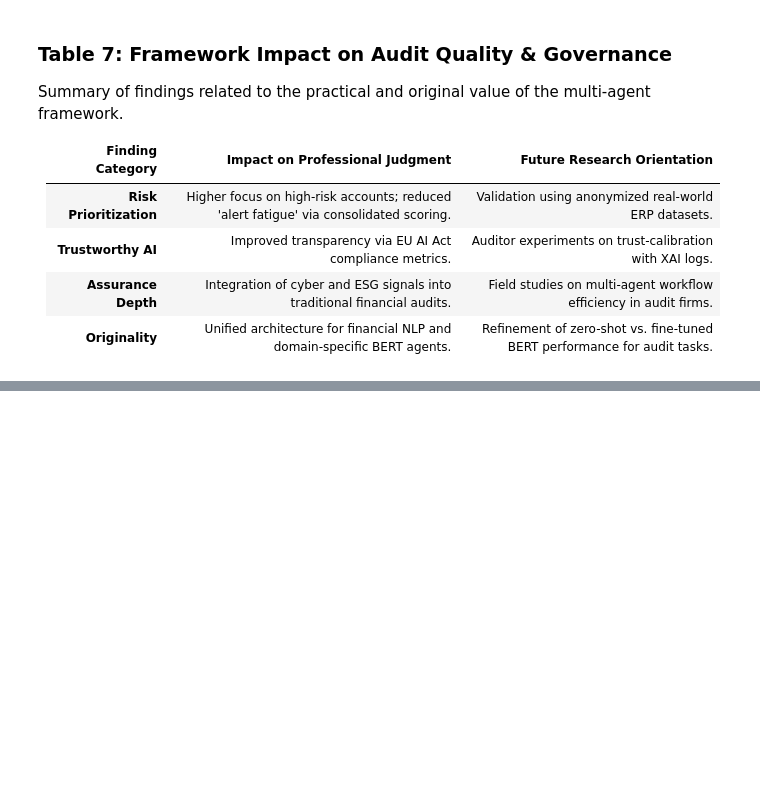
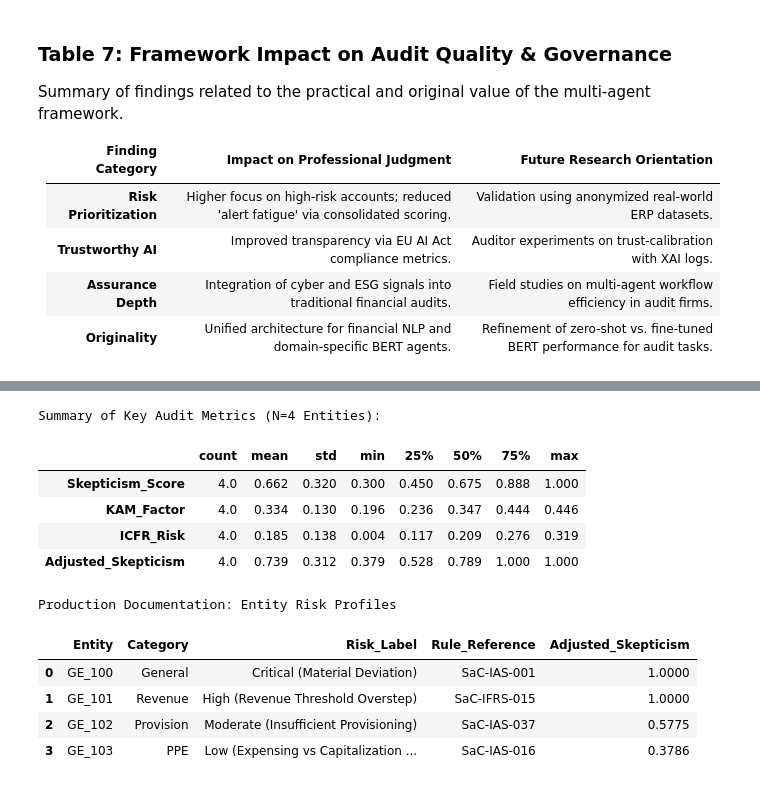
Before and after one commit to Saehon/AAA, a Jupyter notebook: multi_agent_BERT_accounting_ai_LAB.ipynb, the cells around one changed output, grey strips where cells are left out. Cells and saved outputs as stored; diff of their text form; code cells hidden in the pictures; blank space fills up the shorter version.

```diff
--- a/multi_agent_BERT_accounting_ai_LAB.ipynb
+++ b/multi_agent_BERT_accounting_ai_LAB.ipynb
@@ -5257,0 +5098,38 @@ Summary of findings related to the practical and original value of the multi-age
+# %%
+import pandas as pd
+
+# Calculate summary statistics for the hybrid report
+metrics_summary = final_hybrid_report[[
+    'Skepticism_Score',
+    'KAM_Factor',
+    'ICFR_Risk',
+    'Adjusted_Skepticism'
+]].describe().T
+
+print("Summary of Key Audit Metrics (N=4 Entities):")
+display(metrics_summary.round(3))
+
+# Provide a consolidated view for documentation
+production_doc_table = final_hybrid_report[[
+    'Entity',
+    'Category',
+    'Risk_Label',
+    'Rule_Reference',
+    'Adjusted_Skepticism'
+]].sort_values(by='Adjusted_Skepticism', ascending=False)
+
+print("\nProduction Documentation: Entity Risk Profiles")
+display(production_doc_table)
+# %% [output]
+Summary of Key Audit Metrics (N=4 Entities):
+|  | count | mean | std | min | 25% | 50% | 75% | max |
+| Skepticism_Score | 4.0 | 0.662 | 0.320 | 0.300 | 0.450 | 0.675 | 0.888 | 1.000 |
+| KAM_Factor | 4.0 | 0.334 | 0.130 | 0.196 | 0.236 | 0.347 | 0.444 | 0.446 |
+| ICFR_Risk | 4.0 | 0.185 | 0.138 | 0.004 | 0.117 | 0.209 | 0.276 | 0.319 |
+| Adjusted_Skepticism | 4.0 | 0.739 | 0.312 | 0.379 | 0.528 | 0.789 | 1.000 | 1.000 |
+Production Documentation: Entity Risk Profiles
+|  | Entity | Category | Risk_Label | Rule_Reference | Adjusted_Skepticism |
+| 0 | GE_100 | General | Critical (Material Deviation) | SaC-IAS-001 | 1.0000 |
+| 1 | GE_101 | Revenue | High (Revenue Threshold Overstep) | SaC-IFRS-015 | 1.0000 |
+| 2 | GE_102 | Provision | Moderate (Insufficient Provisioning) | SaC-IAS-037 | 0.5775 |
+| 3 | GE_103 | PPE | Low (Expensing vs Capitalization ... | SaC-IAS-016 | 0.3786 |
```
Also changed, not shown: parts of 95 cells of this notebook.
